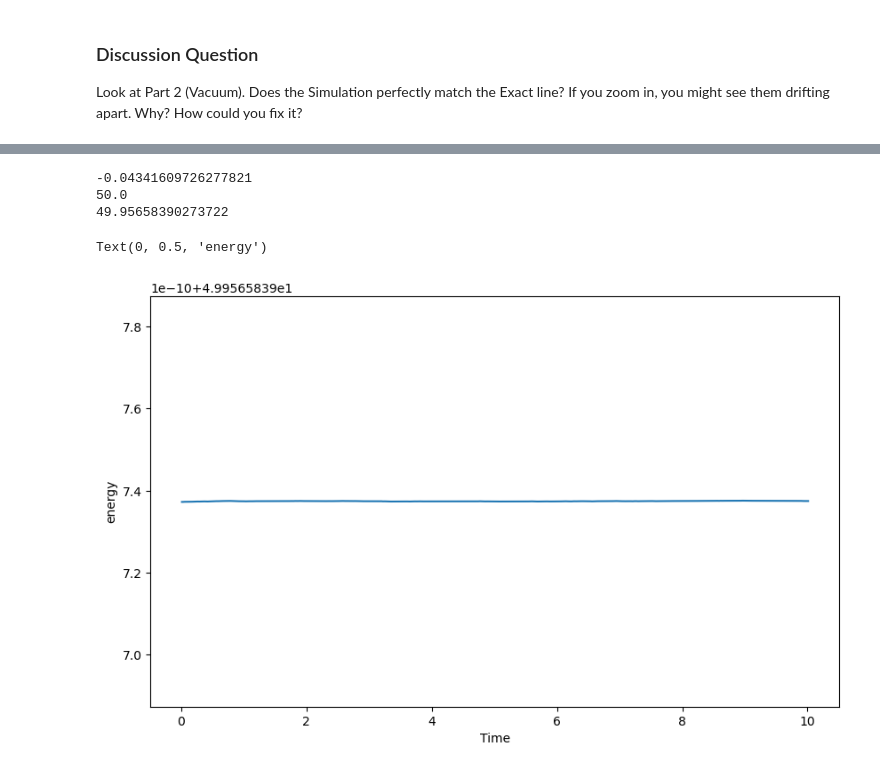
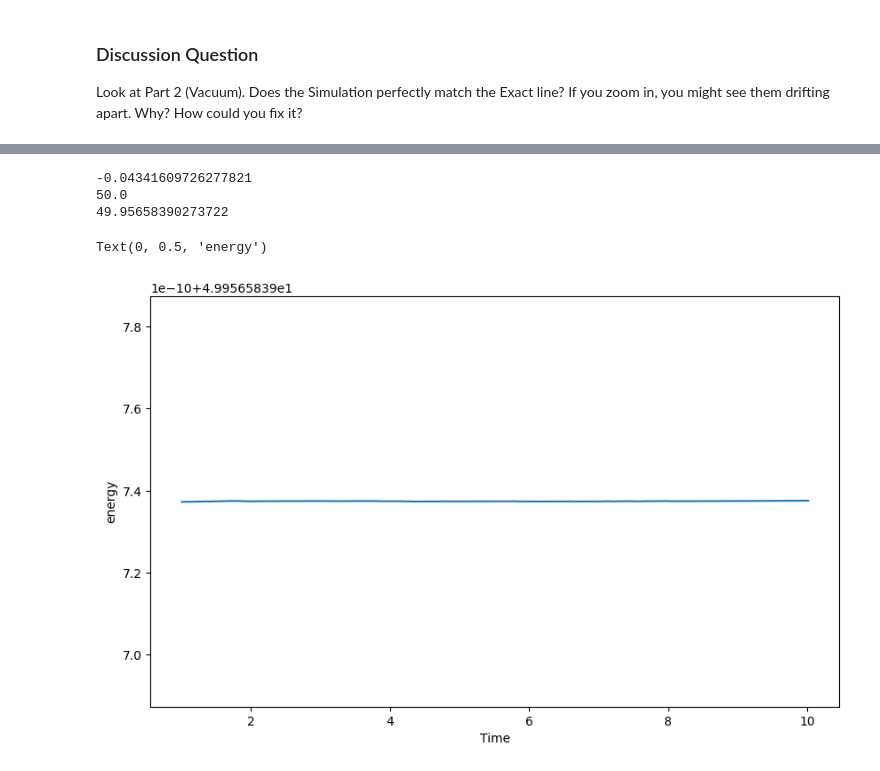
Before and after one commit to jlneal3/Phys345_JN_Labs, a Jupyter notebook: EulerMethod_exercise.ipynb, the cells around one changed output, grey strips where cells are left out. Saved outputs shown, nothing was run; the diff lists cells and outputs as text; code cells hidden in the pictures.

```diff
--- a/EulerMethod_exercise.ipynb
+++ b/EulerMethod_exercise.ipynb
@@ -218,9 +217,11 @@ Text(0, 0.5, 'theta')
 # %%
+
+#My attempt
 omega = 10
 theta = 11
 g = -9.81
 m = 1
-t_3 = 0
+t_3 = 1
 #omega = np.sqrt((-2*g*np.degrees(theta))/L)
 KE = 0.5*m*(L*omega)**2
 U = m*g*L*np.cos(theta)
@@ -231,31 +232,31 @@ print(KE)
 print(delta)
 
 energy_quad = []
 t_3_quad = []
 
 while t_3 < 10:
     alpha =  (g/L)*theta
     #omega = np.sqrt((-2*g*np.degrees(theta))/L)
     omega = np.sqrt(2*((delta/m)-g*L*np.cos(theta)))/L
     KE = 0.5*m*(L*omega)**2
     U = m*g*L*np.cos(theta)
     delta = KE + U
 
 
     # Euler Update (These lines usually stay the same!)
     omega = omega + alpha * dt_2
     theta = theta + omega * dt_2
     #omega = omega + alpha * dt_2
     t_3 += dt_2
     t_3_quad.append(t_3)
     energy_quad.append(delta)
 plt.figure(figsize=(10,6))
 plt.plot(t_3_quad, energy_quad)
 plt.xlabel('Time')
 plt.ylabel('energy')
 # %% [output]
 -0.04341609726277821
 50.0
 49.95658390273722
 Text(0, 0.5, 'energy')
-[figure, old version]
+[figure, new version]
```
Also changed, not shown: parts of 6 cells of this notebook.
